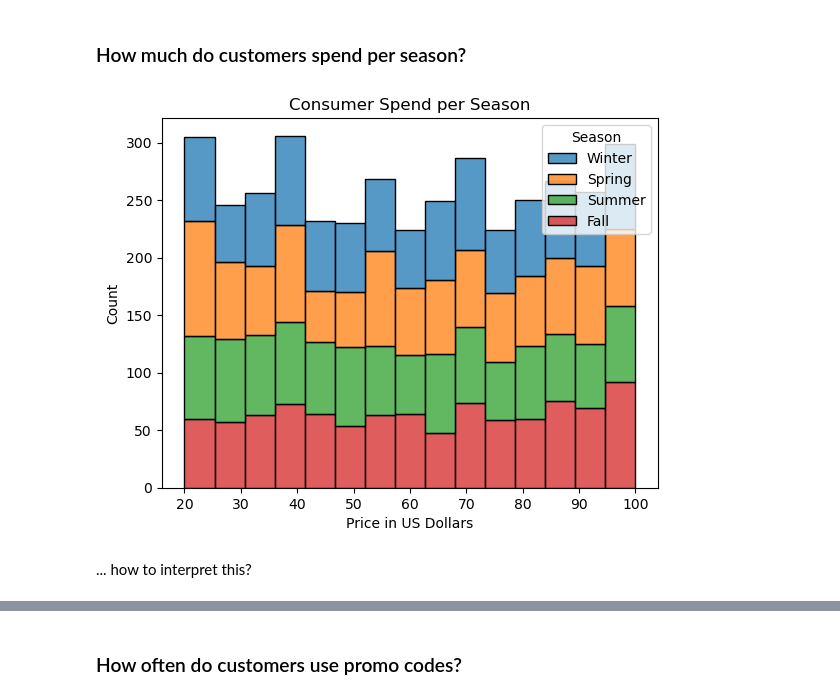
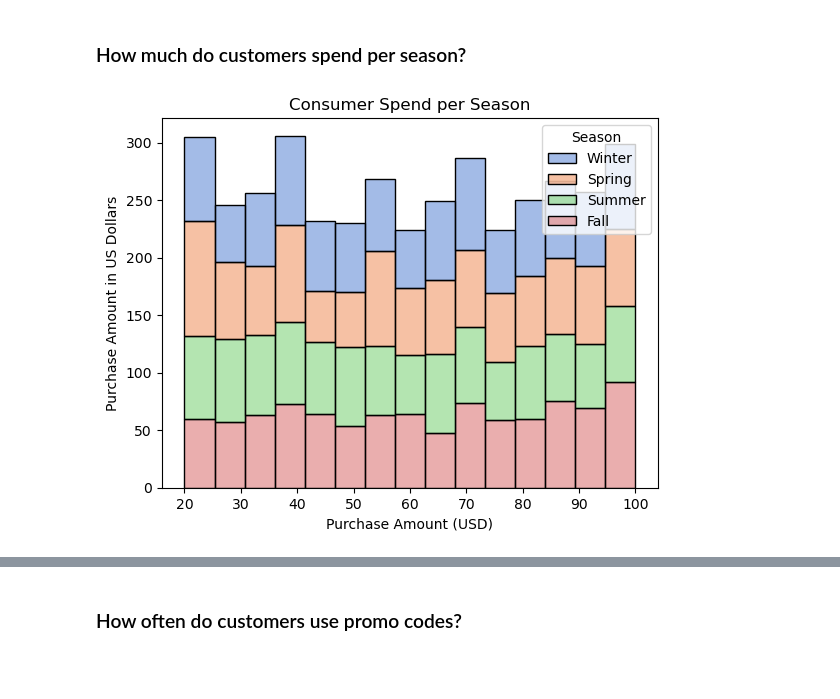
Before and after one commit to hyaesm/e-commerce-shopping-habits-eda, a Jupyter notebook: DSPT14-Individual-Project-E-Commerce-Consumer-Behavior-EDA.ipynb, the cells around one changed output, grey strips where cells are left out. Drawn from its saved outputs; the diff is of its cells as text; code cells hidden in the pictures; blank space fills up the shorter version.

```diff
--- a/DSPT14-Individual-Project-E-Commerce-Consumer-Behavior-EDA.ipynb
+++ b/DSPT14-Individual-Project-E-Commerce-Consumer-Behavior-EDA.ipynb
@@ -273,0 +276,10 @@ Object variables: ['Gender', 'Item Purchased', 'Category', 'Location', 'Size', '
+# %%
+category_label = ["Clothing", "Accessories", "Footwear", "Outerwear"]
+category_purchase = df["Category"].value_counts()
+# print(category_purchase)
+
+sns.set_palette('Set3')
+
+plt.figure(figsize=(4,4))
+plt.pie(category_purchase,labels=category_label, shadow=True,autopct="%0.0f%%",textprops={'fontsize': 10},wedgeprops={"width":0.6})
+plt.legend(loc='center right', bbox_to_anchor=(0.1, 1));
@@ -274,6 +290,7 @@ Object variables: ['Gender', 'Item Purchased', 'Category', 'Location', 'Size', '
 # %% [markdown]
 ### What is the amount of all purchases made?
 # %%
+sns.set_palette('Set3')
 sns.histplot(data=df, x="Purchase Amount (USD)")
 plt.show()
 # %% [output]
@@ -283,11 +300,11 @@ Customer purchases are between USD 20 and USD 100.
 # %% [markdown]
 ### How much do customers spend per season?
 # %%
-sns.histplot(data=df, x="Purchase Amount (USD)", hue="Season", multiple="stack")
+sns.set_palette('muted')
+sns.histplot(data=df, x="Purchase Amount (USD)", hue="Season", multiple="stack", alpha=0.5)
 plt.title('Consumer Spend per Season')
-plt.xlabel('Price in US Dollars')
+# plt.xlabel('Price in US Dollars')
+plt.ylabel('Purchase Amount in US Dollars')
 plt.show()
 # %% [output]
-[figure, old version]
+[figure, new version]
-# %% [markdown]
-... how to interpret this?
```
Also changed, not shown: parts of 24 cells of this notebook.
